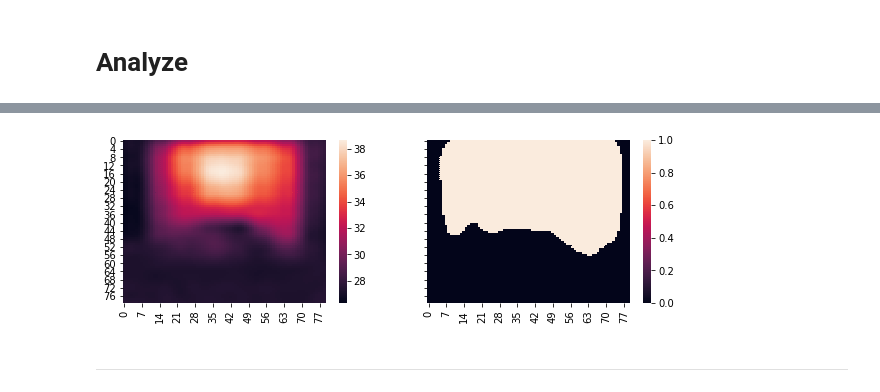
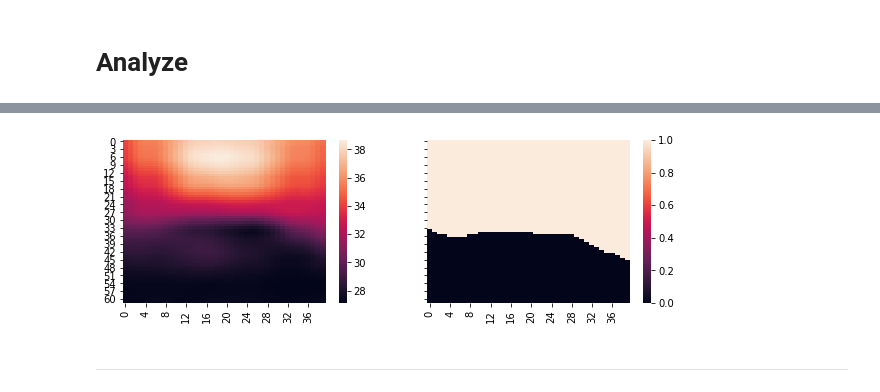
Before and after one commit to addy999/iceicebaby, a Jupyter notebook: ir_cam/Analyze.ipynb, the cells around one changed output, grey strips where cells are left out. Cells and saved outputs as stored; diff of their text form; code cells hidden in the pictures.

```diff
--- a/ir_cam/Analyze.ipynb
+++ b/ir_cam/Analyze.ipynb
@@ -82,16 +86,22 @@ Cold
 # %%
-def crop(img, pixel_range = 5):
+def crop(img, pixel_range = 5, get_i = False, ratio=1.1):
     x,y = img.shape
     mid_x, mid_y = int(x/2), int(y/2)
-    row_indices = range(mid_x-pixel_range, mid_x+pixel_range)
-    col_indices = range(mid_y-pixel_range, mid_y+pixel_range)
+    row_indices = range(mid_x-int(pixel_range/ratio), mid_x+int(pixel_range/ratio))
+    col_indices = range(mid_y-int(pixel_range*ratio), mid_y+int(pixel_range*ratio))
     cropped = []
+    indx = []
     for row in row_indices:
         to_add = []
         cropped.append([])
         for col in col_indices:
+            indx.append((row,col))
             to_add.append(img[row, col])
         cropped[-1] = np.array(to_add)
+
+    if get_i:
+        return np.array(cropped), indx
+
     return np.array(cropped)
 
 def resize(img, factor):
@@ -117,6 +127,13 @@ def remove_bg(img):
 
 #     view_img(np.clip(img, bg_val, img.max()))
     return np.clip(img, bg_val, img.max())
+# %%
+def view_two_im(im1, im2):
+    fig, (ax1, ax2) = plt.subplots(ncols=2, sharey=True)
+    sns.heatmap(im1, linewidth=0, ax=ax1)
+    sns.heatmap(im2, linewidth=0, ax=ax2)
+    fig.set_size_inches(10, 3)
+    fig.show()
 # %%
 def get_mask(original_im, resize_factor):
     im = get_grad(original_im)
@@ -130,23 +151,20 @@ def get_mask(original_im, resize_factor):
 # %%
 def process_img(rock_id, seconds, resize_factor = 5, plot=True):
 
     original_im = get_data(rock_id, seconds)
-#     print("Max", original_im.max())
+#     original_im = clean_img(rock_id, seconds)
 
     # reisizes orignal img and get a mask
     original_im, mask = get_mask(original_im, resize_factor)
     # Crop both
-    original_im, mask = (crop(i, int(8*resize_factor)) for i in [original_im, mask])
+    original_im, mask = (crop(i, int(5*resize_factor), ratio=0.8) for i in [original_im, mask])
 
     if plot:
-        fig, (ax1, ax2) = plt.subplots(ncols=2, sharey=True)
-        sns.heatmap(original_im, linewidth=0, ax=ax1)
-        sns.heatmap(mask, linewidth=0, ax=ax2)
-        fig.set_size_inches(10, 3)
-        fig.show()
+#         print(rock_id, seconds)
+        view_two_im(original_im, mask)
 
     return original_im[mask]
 
 masked = process_img(4, 10)
 # %% [output]
-[figure, old version]
+[figure, new version]
```
Also changed, not shown: parts of 6 cells of this notebook.
